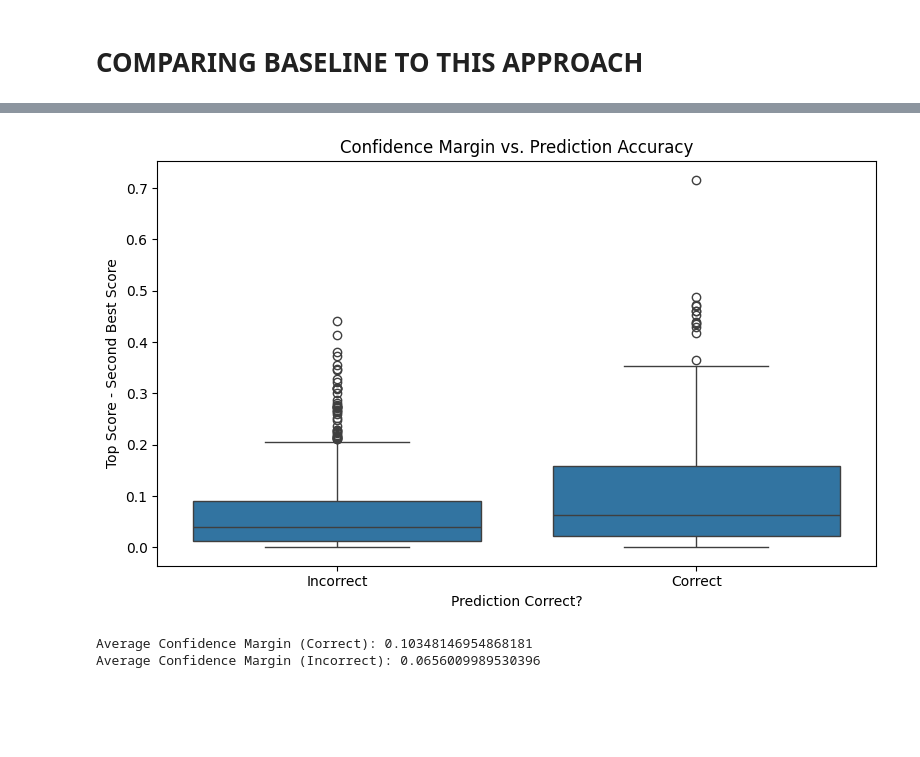
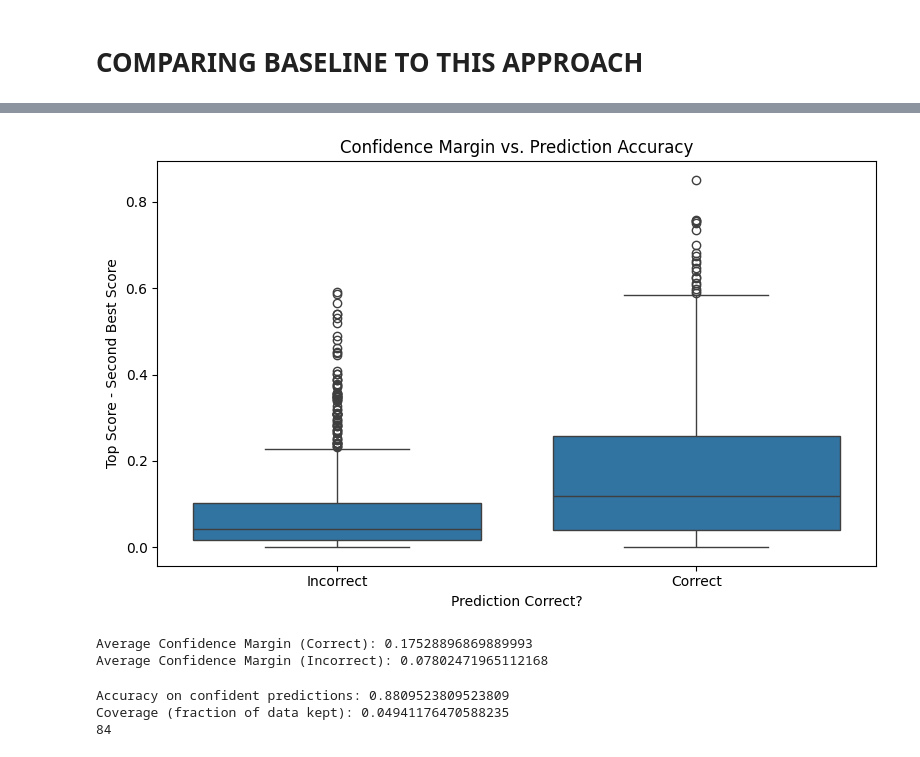
Before and after one commit to softly-undefined/NLP_final, a Jupyter notebook: 3_approach_2/approachexplore.ipynb, the cells around one changed output, grey strips where cells are left out. Drawn from its saved outputs; the diff is of its cells as text; code cells hidden in the pictures; blank space fills up the shorter version.

```diff
--- a/3_approach_2/approachexplore.ipynb
+++ b/3_approach_2/approachexplore.ipynb
@@ -175,39 +695,49 @@ import matplotlib.pyplot as plt
 import seaborn as sns
 
 # === Load your output file ===
-df = pd.read_csv("output/alignment_eval_llama3.2_2.csv")
+df = pd.read_csv("output/alignment_eval_mistral-small_en.csv")
 
 # === Normalize columns ===
 df["Predicted"] = df["Predicted"].str.strip().str.upper()
 df["CorrectAnswer"] = df["CorrectAnswer"].str.strip().str.upper()
 df["IsCorrect"] = df["Predicted"] == df["CorrectAnswer"]
 
 # === Parse Similarity Scores ===
 df["SimilarityScores"] = df["SimilarityScores"].apply(ast.literal_eval)
 
 # === Compute metrics ===
 df["TopScore"] = df["SimilarityScores"].apply(max)
 df["TopIndex"] = df["SimilarityScores"].apply(lambda s: s.index(max(s)))
 df["SecondScore"] = df["SimilarityScores"].apply(lambda s: sorted(s, reverse=True)[1])
 df["ConfidenceMargin"] = df["TopScore"] - df["SecondScore"]
 
 # === Distribution of Confidence by Correctness ===
 plt.figure(figsize=(8, 5))
 sns.boxplot(data=df, x="IsCorrect", y="ConfidenceMargin")
 plt.title("Confidence Margin vs. Prediction Accuracy")
 plt.xlabel("Prediction Correct?")
 plt.ylabel("Top Score - Second Best Score")
 plt.xticks([0, 1], ["Incorrect", "Correct"])
 plt.tight_layout()
 plt.show()
 
 # === Optional: Print correlation
 print("Average Confidence Margin (Correct):", df[df["IsCorrect"] == True]["ConfidenceMargin"].mean())
 print("Average Confidence Margin (Incorrect):", df[df["IsCorrect"] == False]["ConfidenceMargin"].mean())
 # %% [output]
-[figure, old version]
+[figure, new version]
-Average Confidence Margin (Correct): 0.10348146954868181
-Average Confidence Margin (Incorrect): 0.0656009989530396
+Average Confidence Margin (Correct): 0.17528896869889993
+Average Confidence Margin (Incorrect): 0.07802471965112168
+# %%
+threshold = 0.4524092674256
+confident = df[df["ConfidenceMargin"] > threshold]
+print("Accuracy on confident predictions:", confident["IsCorrect"].mean())
+print("Coverage (fraction of data kept):", len(confident) / len(df))
+print(len(confident))
+# %% [output]
+Accuracy on confident predictions: 0.8809523809523809
+Coverage (fraction of data kept): 0.04941176470588235
+84
 # %%
 import numpy as np
 import matplotlib.pyplot as plt
```
Also changed, not shown: parts of 43 cells of this notebook, 12 other files.
